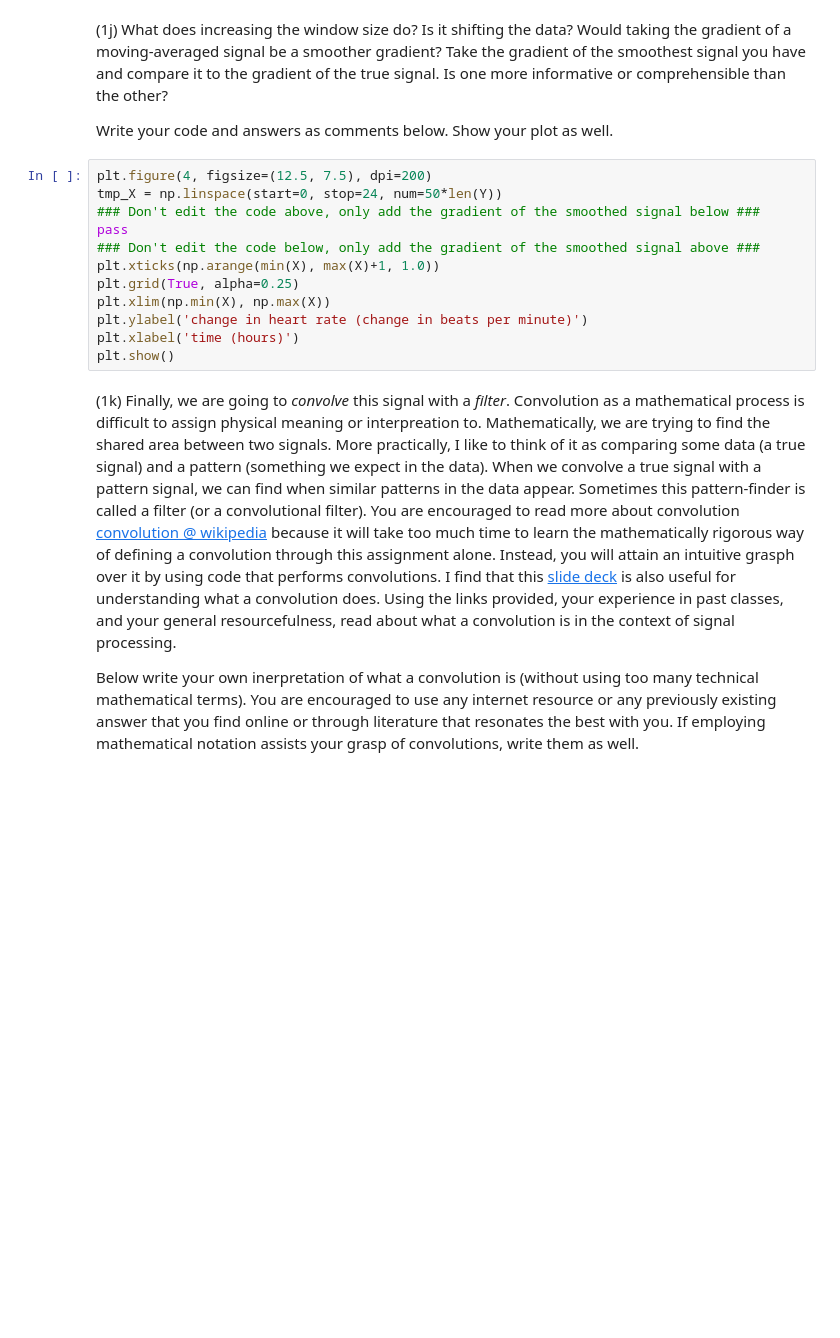
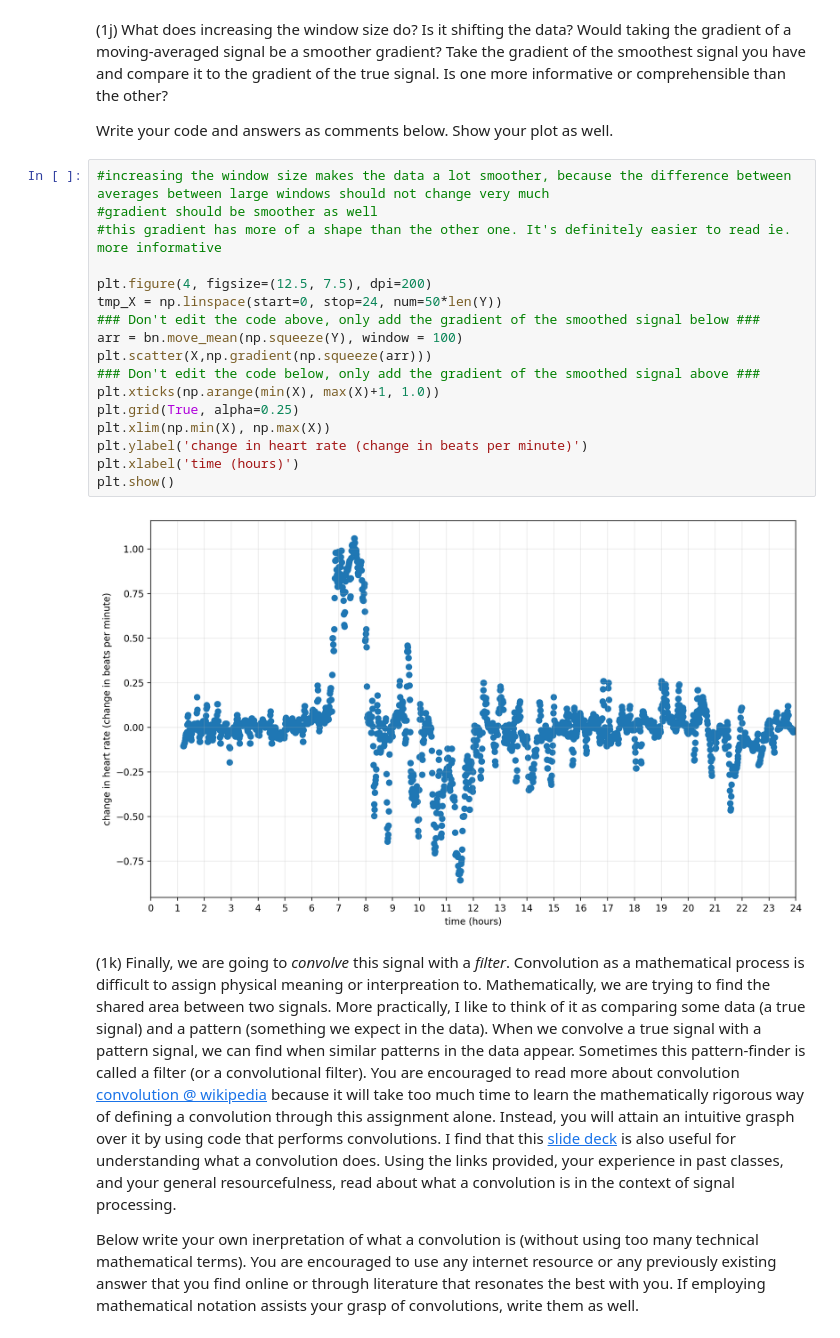
Before and after one commit to shak360/Lab-Training, a Jupyter notebook: Module_2_Python-ML/Assignment_4/emalamut/Assignment_4.ipynb, the cells around one changed output. Saved outputs shown, nothing was run; the diff lists cells and outputs as text; blank space fills up the shorter version.

```diff
--- a/Module_2_Python-ML/Assignment_4/emalamut/Assignment_4.ipynb
+++ b/Module_2_Python-ML/Assignment_4/emalamut/Assignment_4.ipynb
@@ -213,17 +228,24 @@ NameError: name 'arr' is not defined
 
 Write your code and answers as comments below. Show your plot as well.
 # %%
+#increasing the window size makes the data a lot smoother, because the difference between averages between large windows should not change very much
+#gradient should be smoother as well
+#this gradient has more of a shape than the other one. It's definitely easier to read ie. more informative
+
 plt.figure(4, figsize=(12.5, 7.5), dpi=200)
 tmp_X = np.linspace(start=0, stop=24, num=50*len(Y))
 ### Don't edit the code above, only add the gradient of the smoothed signal below ###
-pass
+arr = bn.move_mean(np.squeeze(Y), window = 100)
+plt.scatter(X,np.gradient(np.squeeze(arr)))
 ### Don't edit the code below, only add the gradient of the smoothed signal above ###
 plt.xticks(np.arange(min(X), max(X)+1, 1.0))
 plt.grid(True, alpha=0.25)
 plt.xlim(np.min(X), np.max(X))
 plt.ylabel('change in heart rate (change in beats per minute)')
 plt.xlabel('time (hours)')
 plt.show()
+# %% [output]
+[figure, added]
 # %% [markdown]
 (1k) Finally, we are going to _convolve_ this signal with a _filter_. Convolution as a mathematical process is difficult to assign physical meaning or interpreation to. Mathematically, we are trying to find the shared area between two signals. More practically, I like to think of it as comparing some data (a true signal) and a pattern (something we expect in the data). When we convolve a true signal with a pattern signal, we can find when similar patterns in the data appear. Sometimes this pattern-finder is called a filter (or a convolutional filter). You are encouraged to read more about convolution [convolution @ wikipedia](https://en.wikipedia.org/wiki/Convolution) because it will take too much time to learn the mathematically rigorous way of defining a convolution through this assignment alone. Instead, you will attain an intuitive grasph over it by using code that performs convolutions. I find that this [slide deck](http://situs.biomachina.org/hn06/talks/Baldwin/convolution_filters_new.pdf) is also useful for understanding what a convolution does. Using the links provided, your experience in past classes, and your general resourcefulness, read about what a convolution is in the context of signal processing.
 
```
Also changed, not shown: parts of 9 cells of this notebook.
